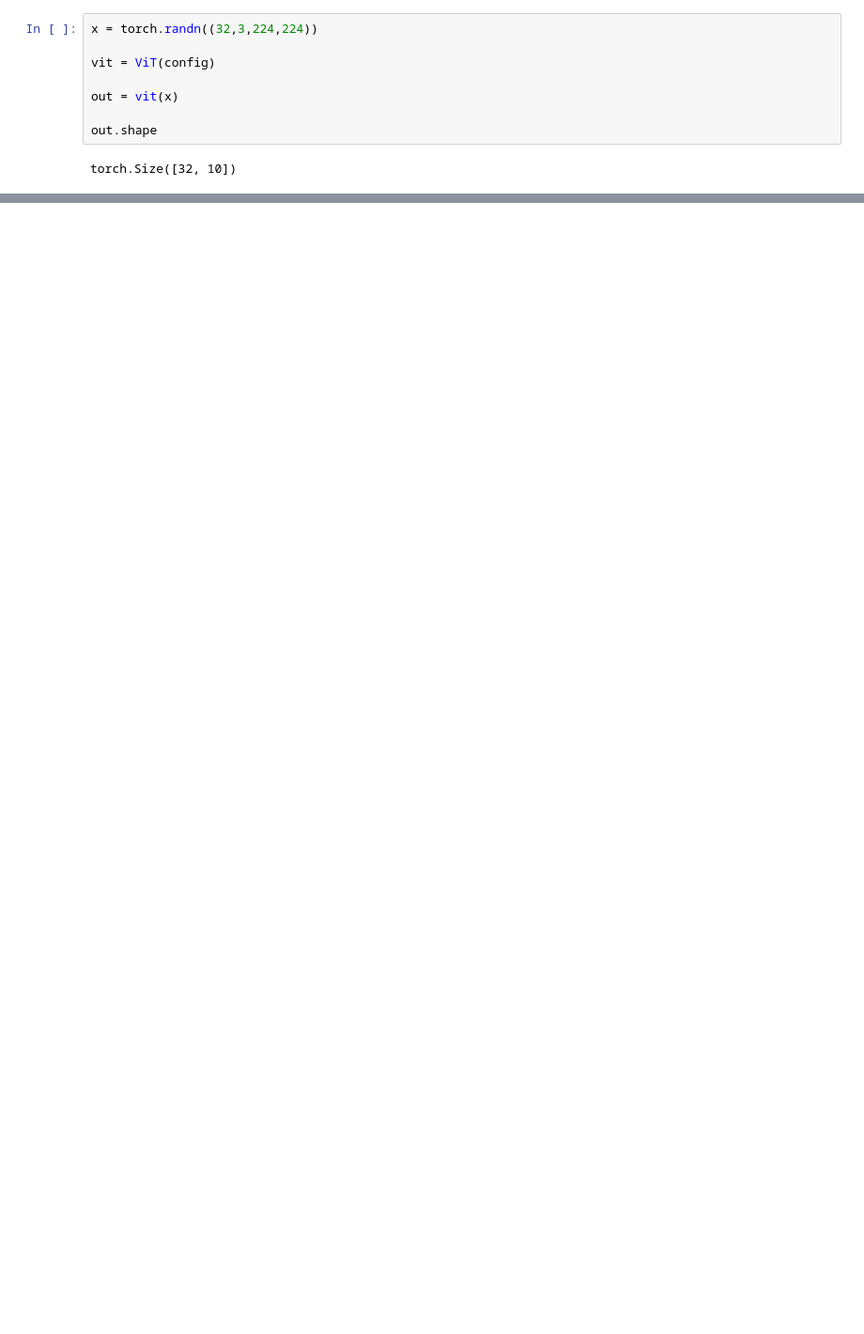
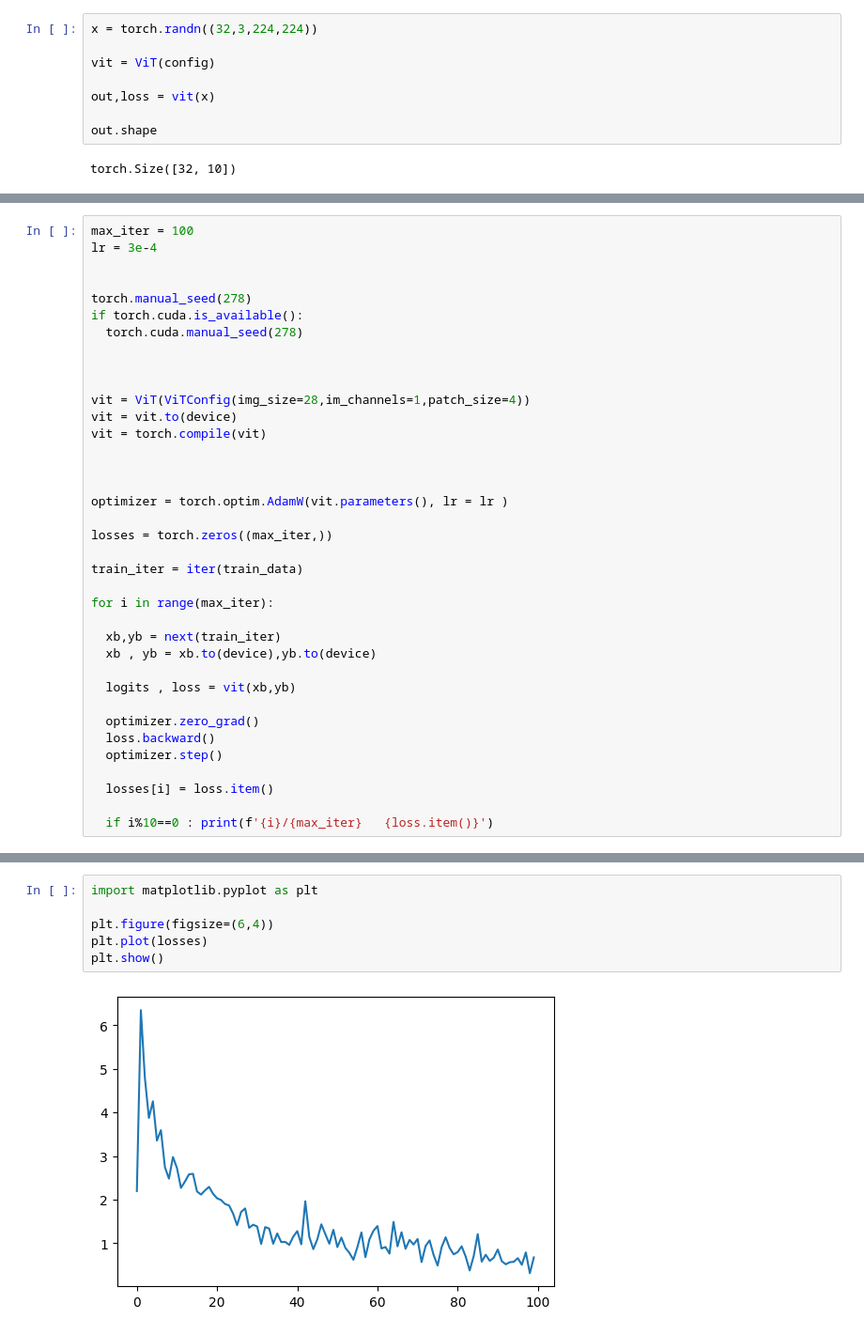
Before and after one commit to samitha278/nanoViT, a Jupyter notebook: build_vit.ipynb, the cells around one changed output, grey strips where cells are left out. Shown: that part at 94% size. Drawn from its saved outputs; the diff is of its cells as text; blank space fills up the shorter version.

Commit message:
Trained on mnist data

```diff
--- a/build_vit.ipynb
+++ b/build_vit.ipynb
@@ -300,7 +303,7 @@ x = torch.randn((32,3,224,224))
 
 vit = ViT(config)
 
-out = vit(x)
+out,loss = vit(x)
 
 out.shape
 # %% [output]
@@ -307,0 +327,37 @@ torch.Size([32, 10])
+# %%
+max_iter = 100
+lr = 3e-4
+
+
+torch.manual_seed(278)
+if torch.cuda.is_available():
+  torch.cuda.manual_seed(278)
+
+
+
+vit = ViT(ViTConfig(img_size=28,im_channels=1,patch_size=4))
+vit = vit.to(device)
+vit = torch.compile(vit)
+
+
+
+optimizer = torch.optim.AdamW(vit.parameters(), lr = lr )
+
+losses = torch.zeros((max_iter,))
+
+train_iter = iter(train_data)
+
+for i in range(max_iter):
+
+  xb,yb = next(train_iter)
+  xb , yb = xb.to(device),yb.to(device)
+
+  logits , loss = vit(xb,yb)
+
+  optimizer.zero_grad()
+  loss.backward()
+  optimizer.step()
+
+  losses[i] = loss.item()
+
+  if i%10==0 : print(f'{i}/{max_iter}   {loss.item()}')
@@ -307,0 +375,8 @@ torch.Size([32, 10])
+# %%
+import matplotlib.pyplot as plt
+
+plt.figure(figsize=(6,4))
+plt.plot(losses)
+plt.show()
+# %% [output]
+[figure, added]
```
Also changed, not shown: parts of 6 cells of this notebook.
